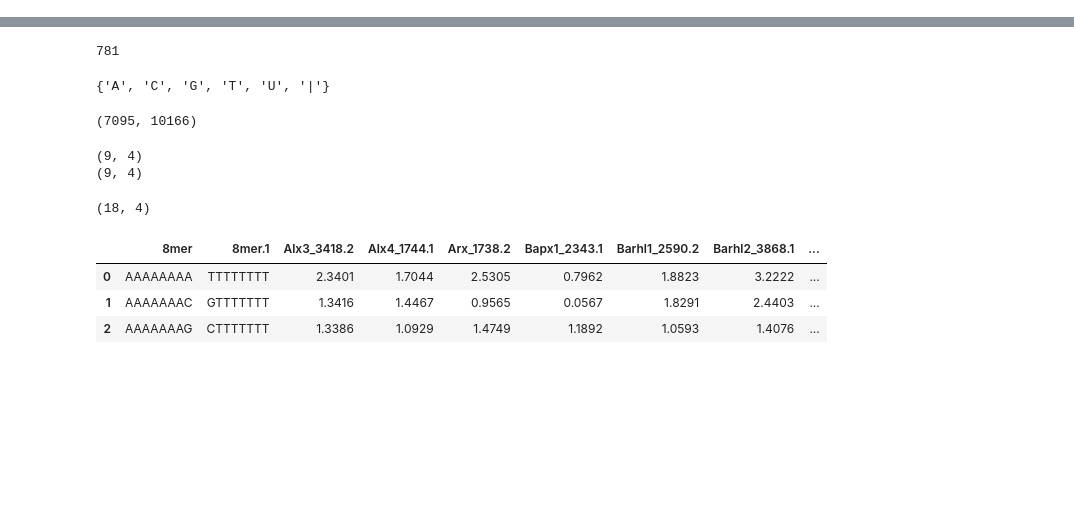
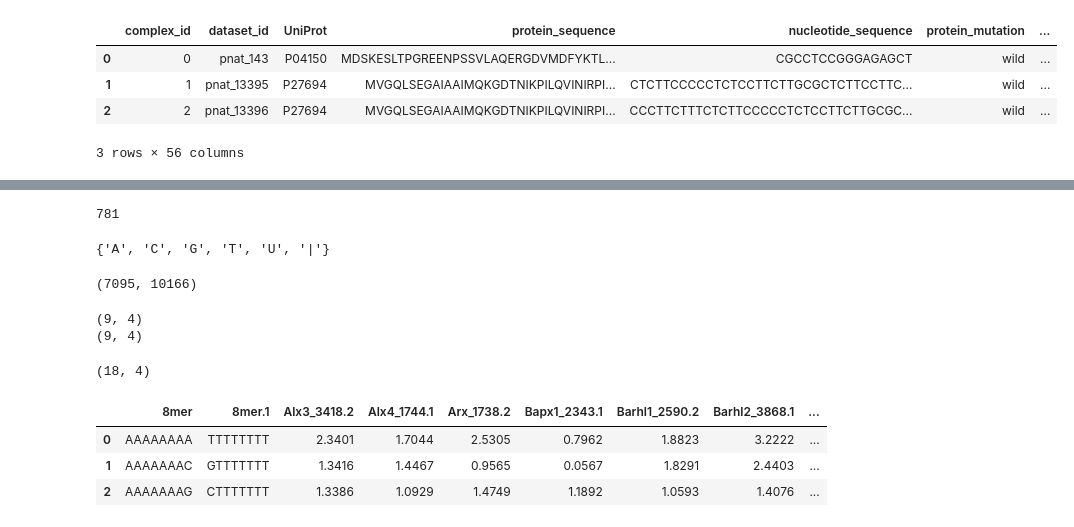
Before and after one commit to leepaul009/pri_model, a Jupyter notebook: dataset/_test_dataset.ipynb, the cells around one changed output, grey strips where cells are left out. Drawn from its saved outputs; the diff is of its cells as text; code cells hidden in the pictures; blank space fills up the shorter version.

```diff
--- a/dataset/_test_dataset.ipynb
+++ b/dataset/_test_dataset.ipynb
@@ -16,0 +17,12 @@ df.head(3)
+# %%
+df2 = df.reset_index()
+df2.rename(columns = {'index':'complex_id'}, inplace = True)
+# df2.to_csv('../data/_datasets/seq_dg_cluster_final_230607_v2.csv', index=False, sep='\t')
+# print(df2['protein_index'])
+df2.head(3)
+# %% [output]
+|  | complex_id | dataset_id | UniProt | protein_sequence | nucleotide_sequence | protein_mutation | ... |
+| 0 | 0 | pnat_143 | P04150 | MDSKESLTPGREENPSSVLAQERGDVMDFYKTL... | CGCCTCCGGGAGAGCT | wild | ... |
+| 1 | 1 | pnat_13395 | P27694 | MVGQLSEGAIAAIMQKGDTNIKPILQVINIRPI... | CTCTTCCCCCTCTCCTTCTTGCGCTCTTCCTTC... | wild | ... |
+| 2 | 2 | pnat_13396 | P27694 | MVGQLSEGAIAAIMQKGDTNIKPILQVINIRPI... | CCCTTCTTTCTCTTCCCCCTCTCCTTCTTGCGC... | wild | ... |
+3 rows × 56 columns
```
Also changed, not shown: parts of 12 cells of this notebook, 8 other files.
